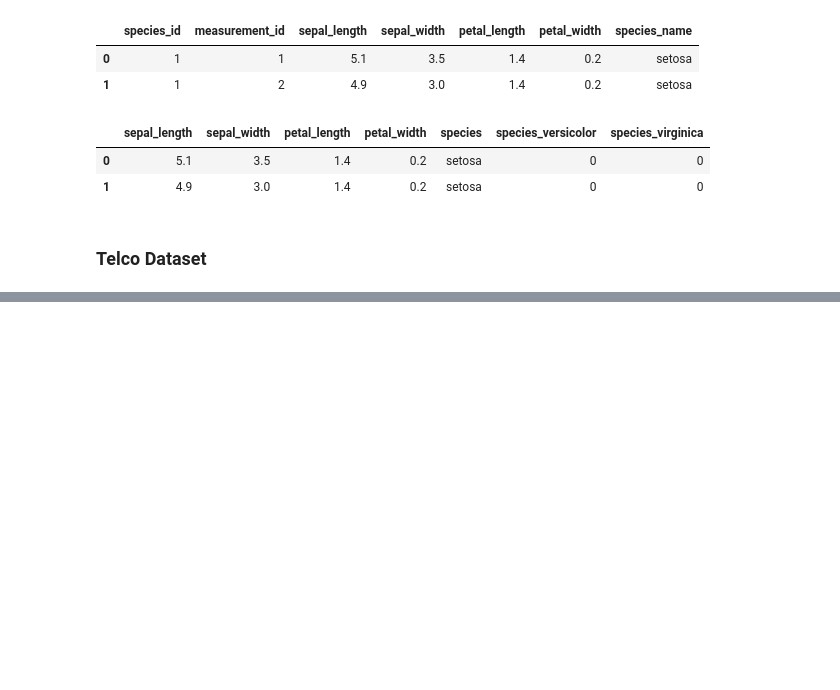
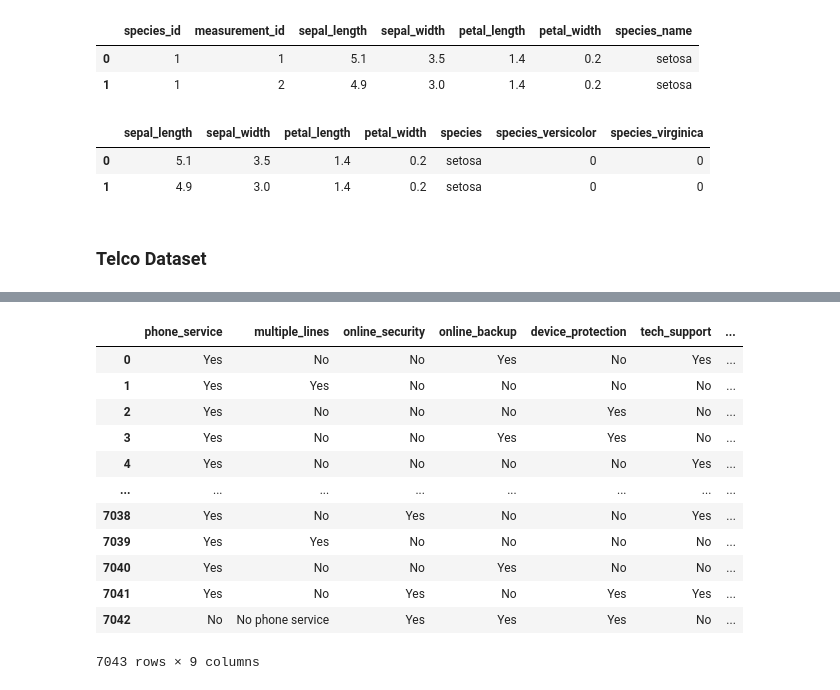
Before and after one commit to Cayt-Schlichting/classification-exercises, a Jupyter notebook: classification_exercises.ipynb, the cells around one changed output, grey strips where cells are left out. Cells and saved outputs as stored; diff of their text form; code cells hidden in the pictures; blank space fills up the shorter version.

Commit message:
update classification with telco prep work

```diff
--- a/classification_exercises.ipynb
+++ b/classification_exercises.ipynb
@@ -527,3 +527,6 @@ idf.head(2)
 | 1 | 4.9 | 3.0 | 1.4 | 0.2 | setosa | 0 | 0 |
 # %% [markdown]
 ### Telco Dataset
+# %%
+df = acq.getData('telco')
+df.head(2)
@@ -529,0 +610,16 @@ idf.head(2)
+# %%
+df.iloc[:,9:18] #need to encode these, but also check for list of values
+# %% [output]
+|  | phone_service | multiple_lines | online_security | online_backup | device_protection | tech_support | ... |
+| 0 | Yes | No | No | Yes | No | Yes | ... |
+| 1 | Yes | Yes | No | No | No | No | ... |
+| 2 | Yes | No | No | No | Yes | No | ... |
+| 3 | Yes | No | No | Yes | Yes | No | ... |
+| 4 | Yes | No | No | No | No | Yes | ... |
+| ... | ... | ... | ... | ... | ... | ... | ... |
+| 7038 | Yes | No | Yes | No | No | Yes | ... |
+| 7039 | Yes | Yes | No | No | No | No | ... |
+| 7040 | Yes | No | No | Yes | No | No | ... |
+| 7041 | Yes | No | Yes | No | Yes | Yes | ... |
+| 7042 | No | No phone service | Yes | Yes | Yes | No | ... |
+7043 rows × 9 columns
```
Also changed, not shown: parts of 42 cells of this notebook.
